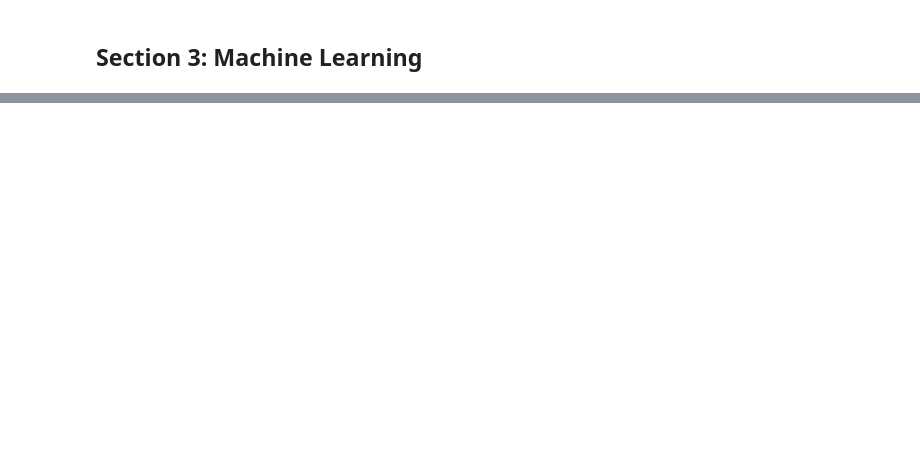
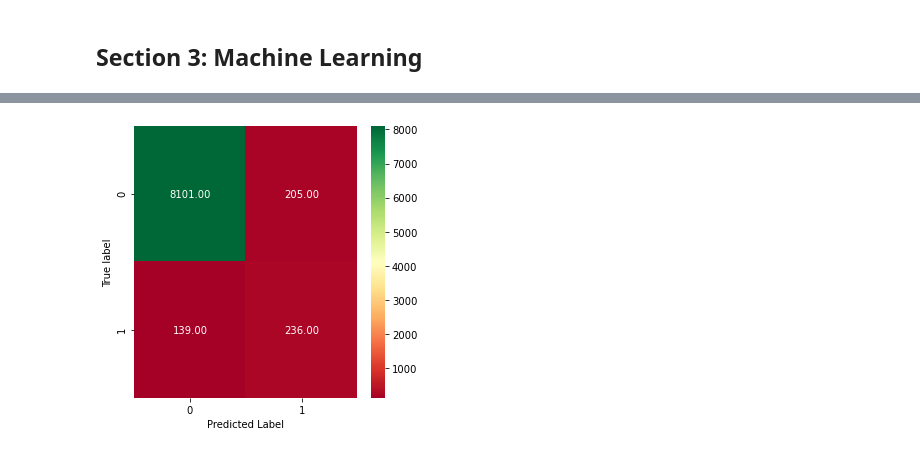
Before and after one commit to KeeganH2O/DS160_Final_Project_BWT_KSH, a Jupyter notebook: FinalProject_KSH_BWT.ipynb, the cells around one changed output, grey strips where cells are left out. Cells and saved outputs as stored; diff of their text form; code cells hidden in the pictures; blank space fills up the shorter version.

Commit message:
Add files via upload
Began classification using a decision tree method and began experimenting with various methods

```diff
--- a/FinalProject_KSH_BWT.ipynb
+++ b/FinalProject_KSH_BWT.ipynb
@@ -71,0 +78,11 @@ tree.plot_tree(clf)
+# %%
+X_train, X_test, y_train, y_test = train_test_split(X,y,test_size = 0.20, random_state=26)
+# %%
+clf = tree.DecisionTreeClassifier(min_samples_split=20) #, max_depth = 6)
+clf = clf.fit(X_train, y_train)
+# %%
+y_pred = clf.predict(X_test)
+# %%
+plot_cm(y_pred, y_test)
+# %% [output]
+[figure, added]
```
Also changed, not shown: parts of 15 cells of this notebook.
